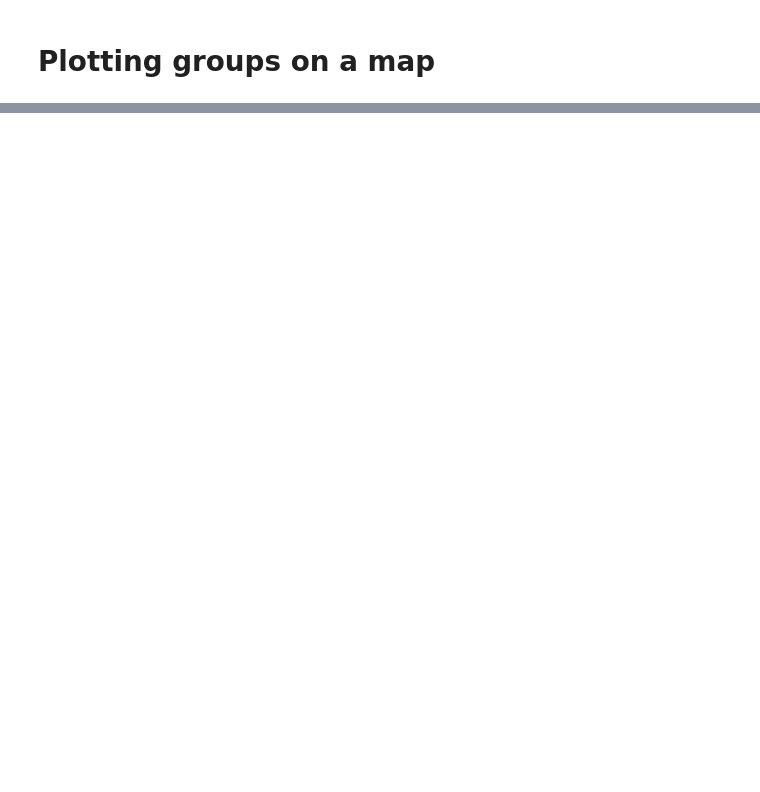
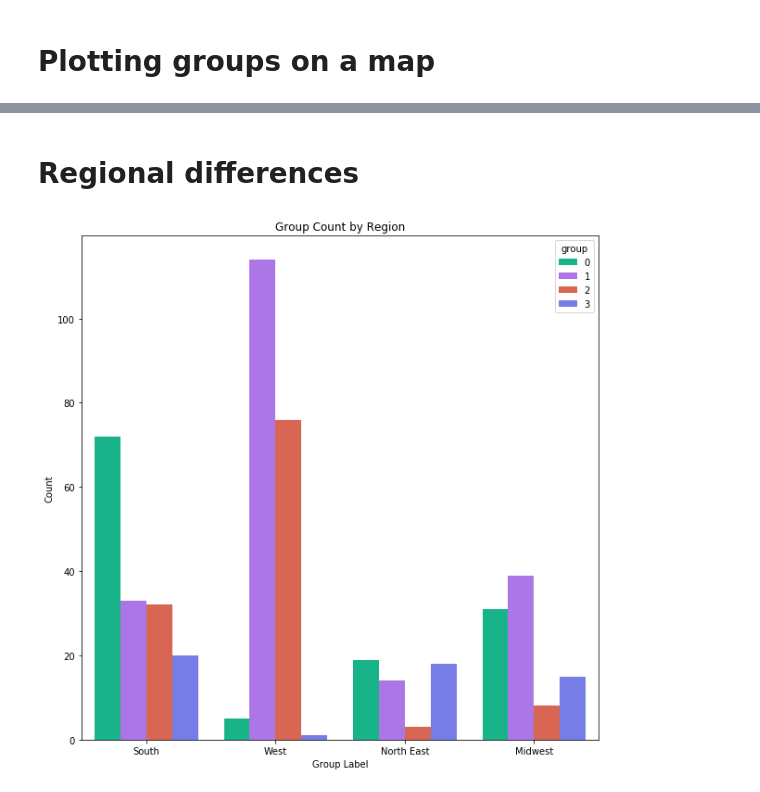
Before and after one commit to rhkhoo/CDC_Health_Clusters, a Jupyter notebook: KMeans.ipynb, the cells around one changed output, grey strips where cells are left out. Saved outputs shown, nothing was run; the diff lists cells and outputs as text; code cells hidden in the pictures; blank space fills up the shorter version.

```diff
--- a/KMeans.ipynb
+++ b/KMeans.ipynb
@@ -225,6 +184,7 @@ Add labels to the original data frame:
 cdc_age['label'] = kmeans_age.labels_
 cdc_age_scaled['label'] = kmeans_age.labels_
 cdc['group'] = kmeans_age.labels_
+cdc_og['group'] = kmeans_age.labels_.astype(str)
 # %% [output]
 A value is trying to be set on a copy of a slice from a DataFrame.
 Try using .loc[row_indexer,col_indexer] = value instead
@@ -268,6 +208,0 @@ binge_4 = cdc[cdc['group'] == 4]
-# %%
-dfs = [binge_0, binge_1, binge_2, binge_3, binge_4]
-
-for df in dfs:
-    qqplot(df['BINGE_AdjPrev'], line='s')
-    plt.show()
@@ -339,3 +280,23 @@ fig.show()
 # %% [output]
 [interactive output not drawn]
 [interactive output not drawn]
+# %% [markdown]
+# Regional differences
+# %%
+northeast = ['PA', 'NY', 'VT', 'NH', 'ME', 'MA', 'RI', 'CT', 'NJ']
+south = ['DE', 'MD', 'VA', 'WV', 'KY', 'NC', 'SC', 'TN', 'GA', 'AL', 'MS', 'AR', 'LA', 'TX', 'OK', 'FL']
+midwest = ['ND', 'SD', 'NE', 'KS', 'MN', 'IA', 'MO', 'WI', 'IL', 'MI', 'IN', 'OH']
+west = ['WA', 'OR', 'CA', 'ID', 'NV', 'AZ', 'UT', 'MT', 'WY', 'CO', 'NM', 'AK', 'HI']
+# %%
+# Add a region column to the dataframes to help with visualizations.
+def add_region(df):
+    if df['StateAbbr'] in (northeast):
+        return 'North East'
+    elif df['StateAbbr'] in (south):
+        return 'South'
+    elif df['StateAbbr'] in (midwest):
+        return'Midwest'
+    else:
+        return 'West'
+
+cdc_og['Region'] = cdc_og.apply(add_region, axis = 1)
@@ -341,0 +308,9 @@ fig.show()
+# %%
+plt.figure(figsize = (10,10))
+sns.countplot(x = 'Region', hue = 'group', data = cdc_og, palette = ['#00cc96', '#ac63fa', '#ef563b', '#636dfa'])
+plt.title('Group Count by Region')
+plt.xlabel('Group Label')
+plt.ylabel('Count')
+plt.show()
+# %% [output]
+[figure, added]
```
Also changed, not shown: parts of 37 cells of this notebook, 2 other files.
